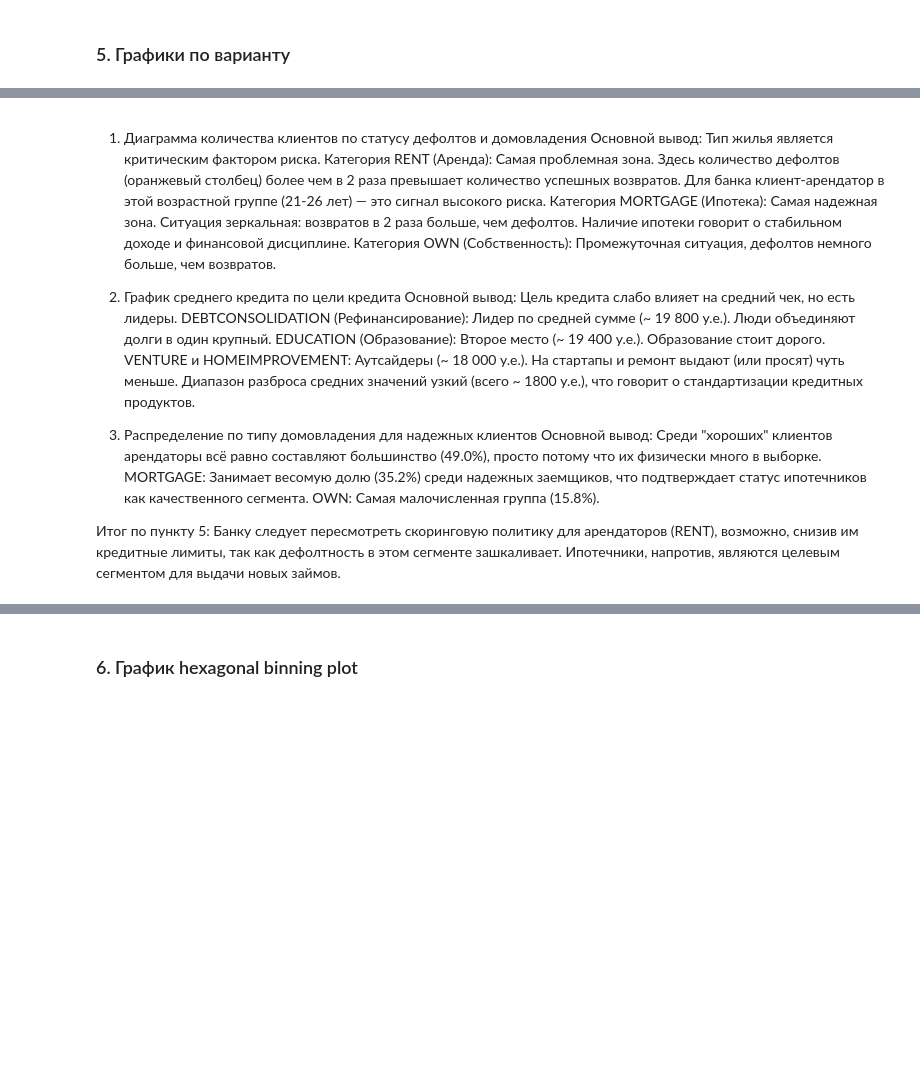
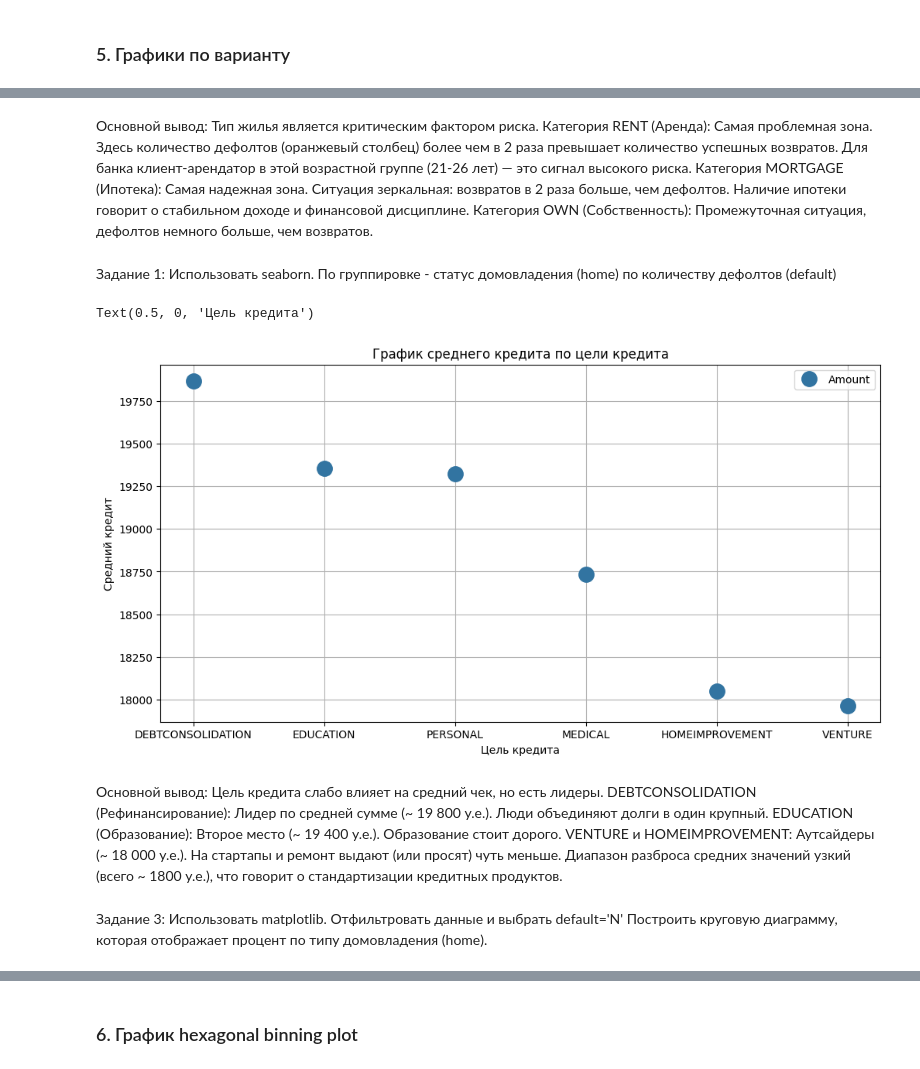
Before and after one commit to GevorgSogomonian/dataAnalysis, a Jupyter notebook: lab2/ЛР2_Согомонян_10.ipynb, the cells around one changed output, grey strips where cells are left out. Cells and saved outputs as stored; diff of their text form; code cells hidden in the pictures; blank space fills up the shorter version.

```diff
--- a/lab2/ЛР2_Согомонян_10.ipynb
+++ b/lab2/ЛР2_Согомонян_10.ipynb
@@ -487,21 +484,35 @@ plt.show()
 # %% [markdown]
-1. Диаграмма количества клиентов по статусу дефолтов и домовладения
 Основной вывод: Тип жилья является критическим фактором риска.
 Категория RENT (Аренда): Самая проблемная зона. Здесь количество дефолтов (оранжевый столбец) более чем в 2 раза превышает количество успешных возвратов. Для банка клиент-арендатор в этой возрастной группе (21-26 лет) — это сигнал высокого риска.
 Категория MORTGAGE (Ипотека): Самая надежная зона. Ситуация зеркальная: возвратов в 2 раза больше, чем дефолтов. Наличие ипотеки говорит о стабильном доходе и финансовой дисциплине.
 Категория OWN (Собственность): Промежуточная ситуация, дефолтов немного больше, чем возвратов.
-
-2. График среднего кредита по цели кредита
-Основной вывод: Цель кредита слабо влияет на средний чек, но есть лидеры.
-DEBTCONSOLIDATION (Рефинансирование): Лидер по средней сумме (~ 19 800 у.е.). Люди объединяют долги в один крупный.
-EDUCATION (Образование): Второе место (~ 19 400 у.е.). Образование стоит дорого.
-VENTURE и HOMEIMPROVEMENT: Аутсайдеры (~ 18 000 у.е.). На стартапы и ремонт выдают (или просят) чуть меньше.
-Диапазон разброса средних значений узкий (всего ~ 1800 у.е.), что говорит о стандартизации кредитных продуктов.
-
-3. Распределение по типу домовладения для надежных клиентов
-Основной вывод: Среди "хороших" клиентов арендаторы всё равно составляют большинство (49.0%), просто потому что их физически много в выборке.
-MORTGAGE: Занимает весомую долю (35.2%) среди надежных заемщиков, что подтверждает статус ипотечников как качественного сегмента.
-OWN: Самая малочисленная группа (15.8%).
-
-Итог по пункту 5:
-Банку следует пересмотреть скоринговую политику для арендаторов (RENT), возможно, снизив им кредитные лимиты, так как дефолтность в этом сегменте зашкаливает. Ипотечники, напротив, являются целевым сегментом для выдачи новых займов.
+# %% [markdown]
+Задание 1: Использовать seaborn. По группировке - статус домовладения (home) по количеству дефолтов (default)
+# %%
+# Задание 2: Pivot Table (Средняя сумма по Intent)
+pivot_table = df_viz.pivot_table(index='Intent', values='Amount', aggfunc='mean').sort_values(by='Amount', ascending=False)
+
+ax = pivot_table.plot(
+    style='o',
+    figsize=(12, 6),
+    markersize=14,
+    color='#3274A1',
+    grid=True,
+    legend=True
+)
+
+ax.set_title('График среднего кредита по цели кредита')
+ax.set_ylabel('Средний кредит')
+ax.set_xlabel('Цель кредита')
+# %% [output]
+Text(0.5, 0, 'Цель кредита')
+[figure, added]
+# %% [markdown]
+Основной вывод: Цель кредита слабо влияет на средний чек, но есть лидеры.
+DEBTCONSOLIDATION (Рефинансирование): Лидер по средней сумме (~ 19 800 у.е.). Люди объединяют долги в один крупный.
+EDUCATION (Образование): Второе место (~ 19 400 у.е.). Образование стоит дорого.
+VENTURE и HOMEIMPROVEMENT: Аутсайдеры (~ 18 000 у.е.). На стартапы и ремонт выдают (или просят) чуть меньше.
+Диапазон разброса средних значений узкий (всего ~ 1800 у.е.), что говорит о стандартизации кредитных продуктов.
+# %% [markdown]
+Задание 3: Использовать matplotlib. Отфильтровать данные и выбрать
+default='N' Построить круговую диаграмму, которая отображает процент по типу домовладения (home).
```
Also changed, not shown: parts of 20 cells of this notebook.
